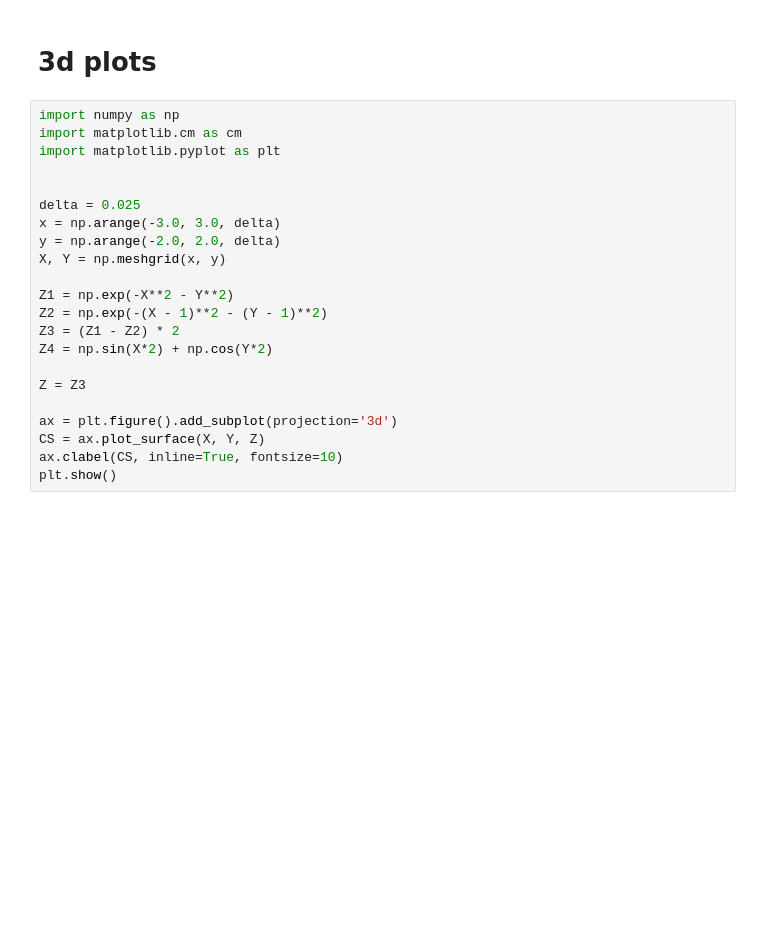
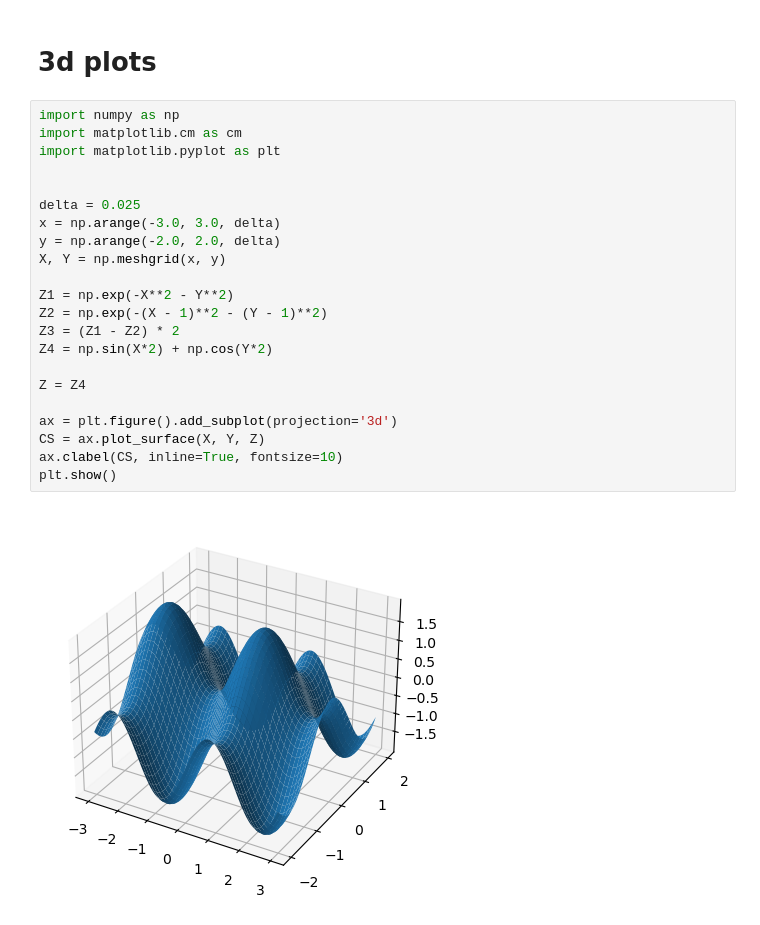
Before and after one commit to pkirlin/discrete-f23, a Jupyter notebook: lectures/linear-regression/cost-func-intuition.ipynb, the cells around one changed output. Saved outputs shown, nothing was run; the diff lists cells and outputs as text; blank space fills up the shorter version.

```diff
--- a/lectures/linear-regression/cost-func-intuition.ipynb
+++ b/lectures/linear-regression/cost-func-intuition.ipynb
@@ -5,25 +5,27 @@
 # %%
 import numpy as np
 import matplotlib.cm as cm
 import matplotlib.pyplot as plt
 
 
 delta = 0.025
 x = np.arange(-3.0, 3.0, delta)
 y = np.arange(-2.0, 2.0, delta)
 X, Y = np.meshgrid(x, y)
 
 Z1 = np.exp(-X**2 - Y**2)
 Z2 = np.exp(-(X - 1)**2 - (Y - 1)**2)
 Z3 = (Z1 - Z2) * 2
 Z4 = np.sin(X*2) + np.cos(Y*2)
 
-Z = Z3
+Z = Z4
 
 ax = plt.figure().add_subplot(projection='3d')
 CS = ax.plot_surface(X, Y, Z)
 ax.clabel(CS, inline=True, fontsize=10)
 plt.show()
+# %% [output]
+[figure, added]
 # %%
 fig, ax = plt.subplots()
 CS = ax.contour(X, Y, Z)
```
Also changed, not shown: parts of 3 cells of this notebook, 2 other files.
